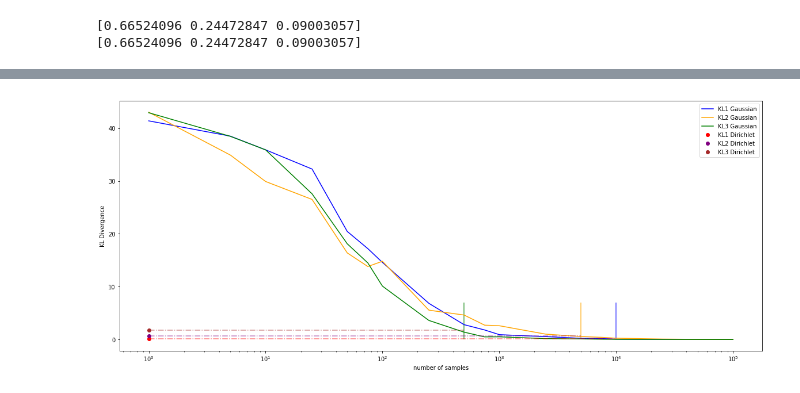
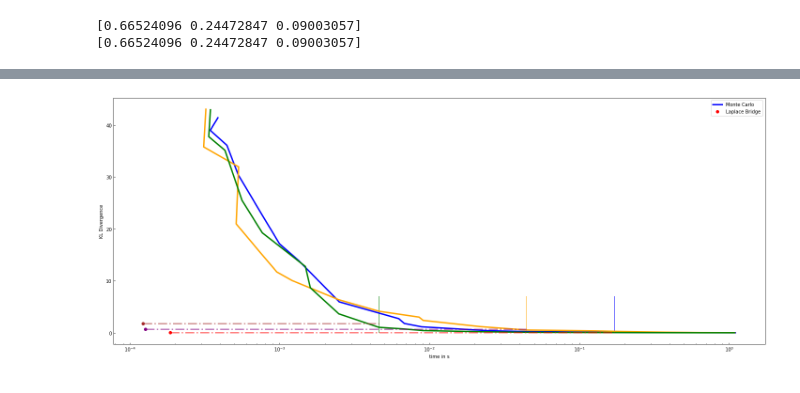
Before and after one commit to ross-Hr/master2020, a Jupyter notebook: 2019-10-Laplace_Bridge/exp/Exp3_KL_div_timing.ipynb, the cells around one changed output, grey strips where cells are left out. Drawn from its saved outputs; the diff is of its cells as text; code cells hidden in the pictures.

```diff
--- a/2019-10-Laplace_Bridge/exp/Exp3_KL_div_timing.ipynb
+++ b/2019-10-Laplace_Bridge/exp/Exp3_KL_div_timing.ipynb
@@ -896,0 +914,11 @@ time3:  1.2853058619998592
+# %%
+# calculate the cutoff points
+print(KL1_Gaussian_mean,  KL1_Dirichlet)
+sample_sizes = [1, 5,   10, 25, 50, 75,
+                        100, 250, 500, 750,
+                        1000, 2500, 5000, 7500,
+                        10000, 25000, 50000, 75000,
+                        100000]
+cutoff1 = sample_sizes[np.sum(KL1_Gaussian_mean>KL1_Dirichlet)]
+cutoff2 = sample_sizes[np.sum(KL2_Gaussian_mean>KL2_Dirichlet)]
+cutoff3 = sample_sizes[np.sum(KL3_Gaussian_mean>KL3_Dirichlet)]
@@ -897,32 +972,49 @@ time3:  1.2853058619998592
 # %%
 # calculate the cutoff points
-cutoff1 = sample_sizes[np.sum(KL1_Gaussian>KL1_Dirichlet)]
-cutoff2 = sample_sizes[np.sum(KL2_Gaussian>KL2_Dirichlet)]
-cutoff3 = sample_sizes[np.sum(KL3_Gaussian>KL3_Dirichlet)]
+cutoff1_time = Gaussian1_timing_mean[np.sum(KL1_Gaussian_mean>KL1_Dirichlet)]
+cutoff2_time = Gaussian2_timing_mean[np.sum(KL2_Gaussian_mean>KL2_Dirichlet)]
+cutoff3_time = Gaussian3_timing_mean[np.sum(KL3_Gaussian_mean>KL3_Dirichlet)]
 # %%
-#### sample_sizes ####
+##### timing ####
+fig = plt.figure()
 n = len(sample_sizes)
-sample_line1 = [1, cutoff1]
-sample_line2 = [1, cutoff2]
-sample_line3 = [1, cutoff3]
+time_line1 = [Dirichlet_1_time, cutoff1_time]
+time_line2 = [Dirichlet_2_time, cutoff2_time]
+time_line3 = [Dirichlet_3_time, cutoff3_time]
 plt.rcParams["figure.figsize"] = (20,8)
-plt.plot(sample_sizes, KL1_Gaussian, color="blue", label='KL1 Gaussian')
-plt.plot(sample_sizes, KL2_Gaussian, color="orange", label='KL2 Gaussian')
-plt.plot(sample_sizes, KL3_Gaussian, color="green", label='KL3 Gaussian')
-plt.plot(1, KL1_Dirichlet, 'o', color="red", label = 'KL1 Dirichlet')
-plt.plot(1, KL2_Dirichlet, 'o', color="purple", label = 'KL2 Dirichlet')
-plt.plot(1, KL3_Dirichlet, 'o', color="brown", label = 'KL3 Dirichlet')
-plt.plot(sample_line1, [KL1_Dirichlet]*2, '-.', alpha=0.5, color="red")
-plt.plot(sample_line2, [KL2_Dirichlet]*2, '-.', alpha=0.5, color="purple")
-plt.plot(sample_line3, [KL3_Dirichlet]*2, '-.', alpha=0.5, color="brown")
+plt.plot(Gaussian1_timing_mean, KL1_Gaussian_mean, lw=3, color="blue", label='Monte Carlo')
+plt.plot(Gaussian2_timing_mean, KL2_Gaussian_mean, lw=3, color="orange")#, label='KL2 Gaussian')
+plt.plot(Gaussian3_timing_mean, KL3_Gaussian_mean, lw=3, color="green")#, label='KL3 Gaussian')
+plt.plot(Dirichlet_1_time, KL1_Dirichlet, 'o', color="red", label = 'Laplace Bridge')
+plt.plot(Dirichlet_2_time, KL2_Dirichlet, 'o', color="purple")#, label = 'KL2 Dirichlet')
+plt.plot(Dirichlet_3_time, KL3_Dirichlet, 'o', color="brown")#, label = 'KL3 Dirichlet')
+plt.plot(time_line1, [KL1_Dirichlet]*2, '-.', lw=3, alpha=0.5, color="red")
+plt.plot(time_line2, [KL2_Dirichlet]*2, '-.', lw=3, alpha=0.5, color="purple")
+plt.plot(time_line3, [KL3_Dirichlet]*2, '-.', lw=3, alpha=0.5, color="brown")
 #cutoff points
-plt.vlines(cutoff1, ymin=0, ymax=7, alpha=0.7, color="blue")#, label='equal KL div 1')
-plt.vlines(cutoff2, ymin=0, ymax=7, alpha=0.7, color="orange")#, label='equal KL div 2')
-plt.vlines(cutoff3, ymin=0, ymax=7, alpha=0.7, color="green")#, label='equal KL div 3')
+plt.vlines(cutoff1_time, ymin=0, ymax=7, alpha=0.7, color="blue")#, label='equal KL div 1')
+plt.vlines(cutoff2_time, ymin=0, ymax=7, alpha=0.7, color="orange")#, label='equal KL div 2')
+plt.vlines(cutoff3_time, ymin=0, ymax=7, alpha=0.7, color="green")#, label='equal KL div 3')
 plt.ylabel('KL Divergence')
-plt.xlabel('number of samples')
-plt.legend()
+plt.xlabel('time in s')
 plt.xscale('log');
-plt.savefig('figures/KL_div_playground_samples.pdf')
+#legend_elements = [Line2D([0], [0], color='black', lw=4, label='Monte Carlo'),
+#                   Line2D([0], [0], marker='o', color='w', label='Laplace bridge',
+#                          markerfacecolor='black', markersize=15)]
+
+leg = plt.legend(loc='upper right')
+#leg.legendHandles[0].set_color('black')
+#leg.legendHandles[1].set_markerfacecolor('black')
+#leg.legendHandles[1].set_markeredgecolor('black')
+plt.tick_params(which='both',
+                top=False,
+                right=False,
+                direction='in')
+#plt.savefig('figures/KL_div_playground_time.pdf')
+
+plt.tight_layout()
+plt.show()
+tpl.save('figures/KLDivTime.tex', figure=fig, figurewidth='\\figwidth', figureheight='\\figheight',
+         extra_axis_parameters={'xtick align=inside', 'ytick align=inside', 'xtick pos=left', 'ytick pos=left', 'legend pos=north east'})
 # %% [output]
-[figure, old version]
+[figure, new version]
```
Also changed, not shown: parts of 10 cells of this notebook, 13 other files.
